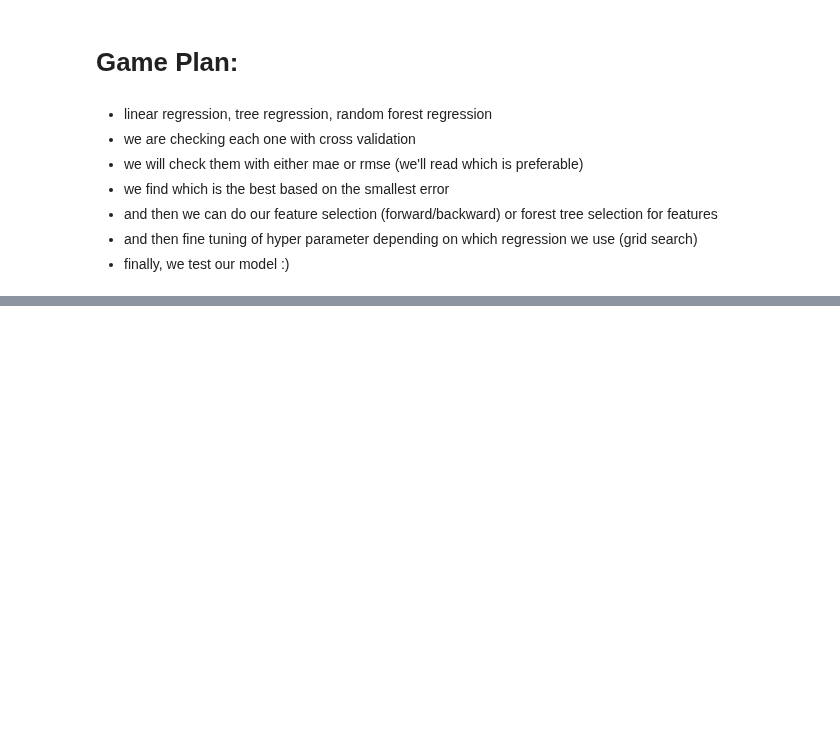
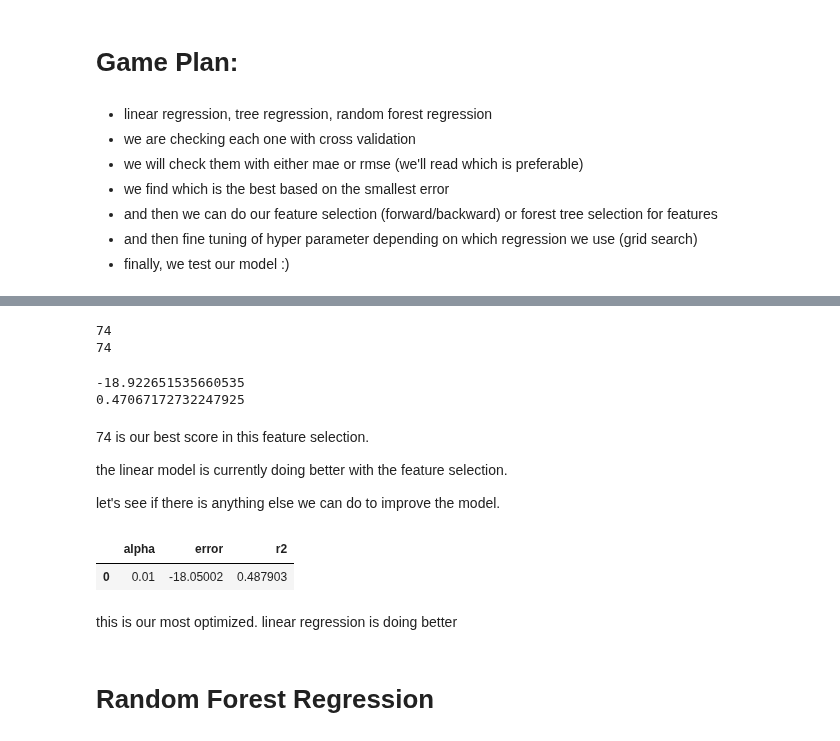
Before and after one commit to Aviost111/ds_project, a Jupyter notebook: model_testing.ipynb, the cells around one changed output, grey strips where cells are left out. Drawn from its saved outputs; the diff is of its cells as text; code cells hidden in the pictures; blank space fills up the shorter version.

```diff
--- a/model_testing.ipynb
+++ b/model_testing.ipynb
@@ -104,0 +443,16 @@ cross_val_score(lrm, X_train, y_train)
+# %%
+def select_features2(X_train, y_train, X_test,i):
+
+    # configure to select a subset of features
+    fs = SelectKBest(score_func=f_regression, k=i)
+
+    # learn relationship from training data
+    fs.fit(X_train, y_train)
+
+    # transform train input data
+    X_train_fs = fs.transform(X_train)
+
+    # transform test input data
+    X_test_fs = fs.transform(X_test)
+
+    return X_train_fs, X_test_fs, fs
@@ -104,0 +478,55 @@ cross_val_score(lrm, X_train, y_train)
+# %%
+#note the index is the same for both r2 and mae so it doesnt matter which we use
+maxIr2=find_best(r2arr2,166)
+print(maxIr2)
+
+maxIm=find_best(modelI2,166)
+print(maxIm)
+# %% [output]
+74
+74
+# %%
+X_train_fs2, X_test_fs2, fs2 = select_features2(X_train, y_train, X_test,74)
+# %%
+model2 = Lasso(alpha=0.1)
+model2.fit(X_train_fs2, y_train)
+
+model2_improved = np.mean(cross_val_score(model2, X_train_fs2, y_train, scoring='neg_mean_absolute_error', cv=kf))
+r2_improved2= np.mean(cross_val_score(model2, X_train_fs2, y_train, cv=kf))
+
+
+print(model2_improved)
+print(r2_improved2)
+# %% [output]
+-18.922651535660535
+0.47067172732247925
+# %% [markdown]
+74 is our best score in this feature selection.
+
+the linear model is currently doing better with the feature selection.
+
+let's see if there is anything else we can do to improve the model.
+# %%
+#need explenation
+alpha = []
+error = []
+r2 = []
+
+for i in range (1,100):
+    alpha.append(i/100)
+    lasso = Lasso(alpha=(i/100))
+    lasso.fit(X_train_fs2, y_train)
+    error.append(np.mean(cross_val_score(lasso, X_train_fs2, y_train, scoring='neg_mean_absolute_error', cv=kf)))
+    r2.append(np.mean(cross_val_score(lasso, X_train_fs2, y_train, cv=kf)))
+
+score = tuple(zip(alpha,error,r2))
+df_score = pd.DataFrame(score, columns = ['alpha','error','r2'])
+
+df_score[df_score.r2 == max(df_score.r2)]
+# %% [output]
+|  | alpha | error | r2 |
+| 0 | 0.01 | -18.05002 | 0.487903 |
+# %% [markdown]
+this is our most optimized. linear regression is doing better
+# %% [markdown]
+# Random Forest Regression
```
Also changed, not shown: parts of 44 cells of this notebook, 1 other file.
